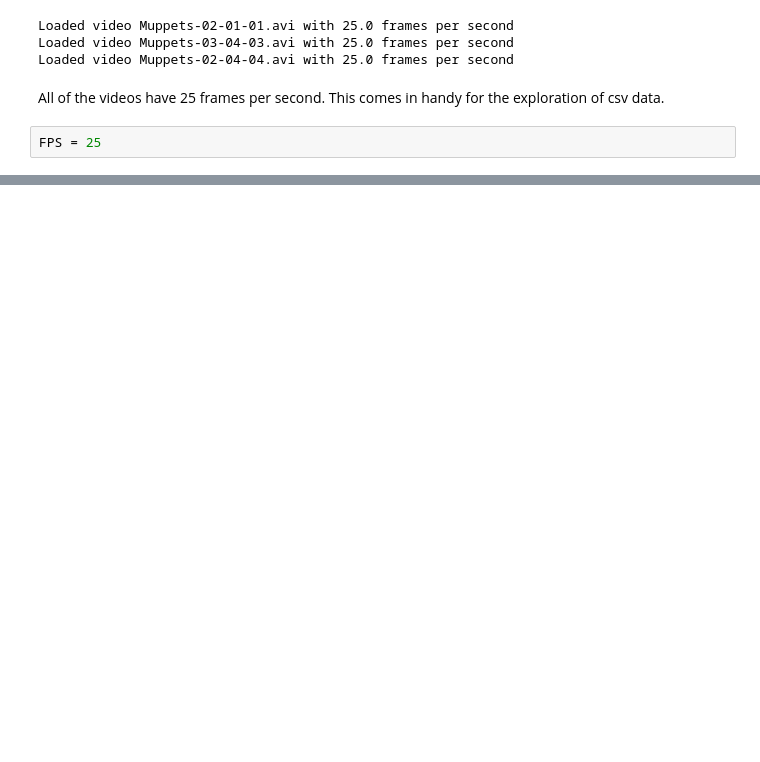
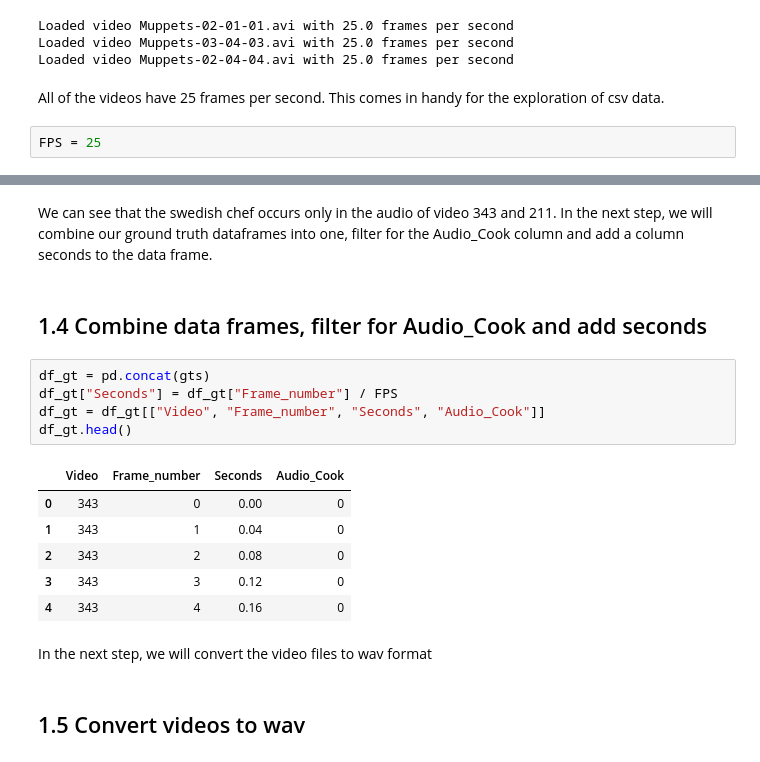
Before and after one commit to mjhof/similarity-modeling, a Jupyter notebook: notebooks/audio-based-deep-learning.ipynb, the cells around one changed output, grey strips where cells are left out. Drawn from its saved outputs; the diff is of its cells as text; blank space fills up the shorter version.

```diff
--- a/notebooks/audio-based-deep-learning.ipynb
+++ b/notebooks/audio-based-deep-learning.ipynb
@@ -129,0 +151,20 @@ Length: 1547.24 seconds
+# %% [markdown]
+We can see that the swedish chef occurs only in the audio of video 343 and 211. In the next step, we will combine our ground truth dataframes into one, filter for the Audio_Cook column and add a column seconds to the data frame.
+# %% [markdown]
+## 1.4 Combine data frames, filter for Audio_Cook and add seconds
+# %%
+df_gt = pd.concat(gts)
+df_gt["Seconds"] = df_gt["Frame_number"] / FPS
+df_gt = df_gt[["Video", "Frame_number", "Seconds", "Audio_Cook"]]
+df_gt.head()
+# %% [output]
+|  | Video | Frame_number | Seconds | Audio_Cook |
+| 0 | 343 | 0 | 0.00 | 0 |
+| 1 | 343 | 1 | 0.04 | 0 |
+| 2 | 343 | 2 | 0.08 | 0 |
+| 3 | 343 | 3 | 0.12 | 0 |
+| 4 | 343 | 4 | 0.16 | 0 |
+# %% [markdown]
+In the next step, we will convert the video files to wav format
+# %% [markdown]
+## 1.5 Convert videos to wav
```
Also changed, not shown: parts of 23 cells of this notebook, 1 other file.
